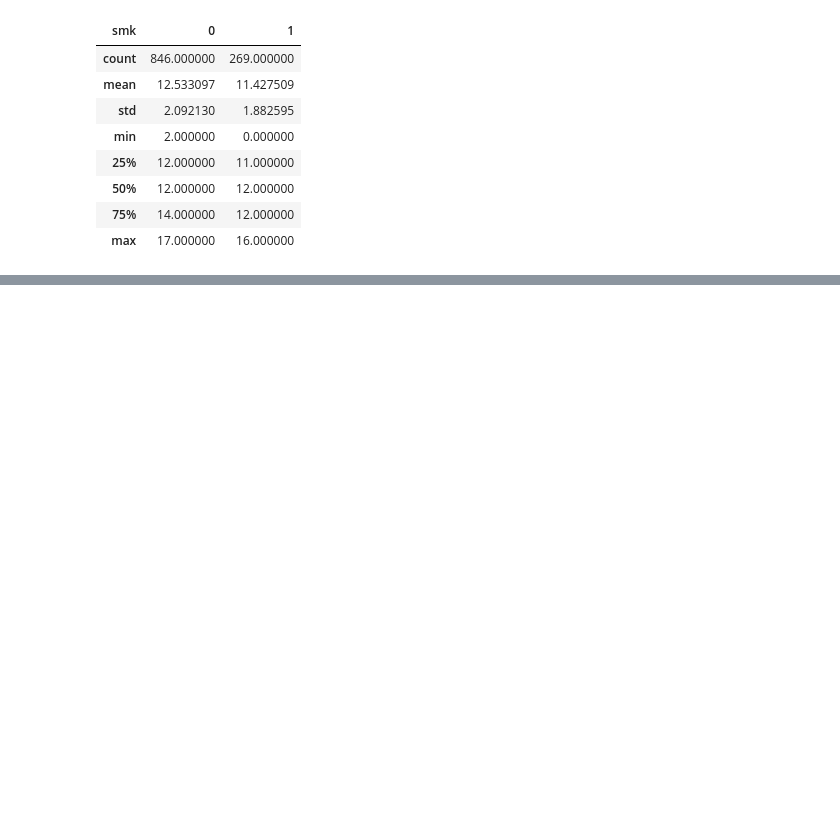
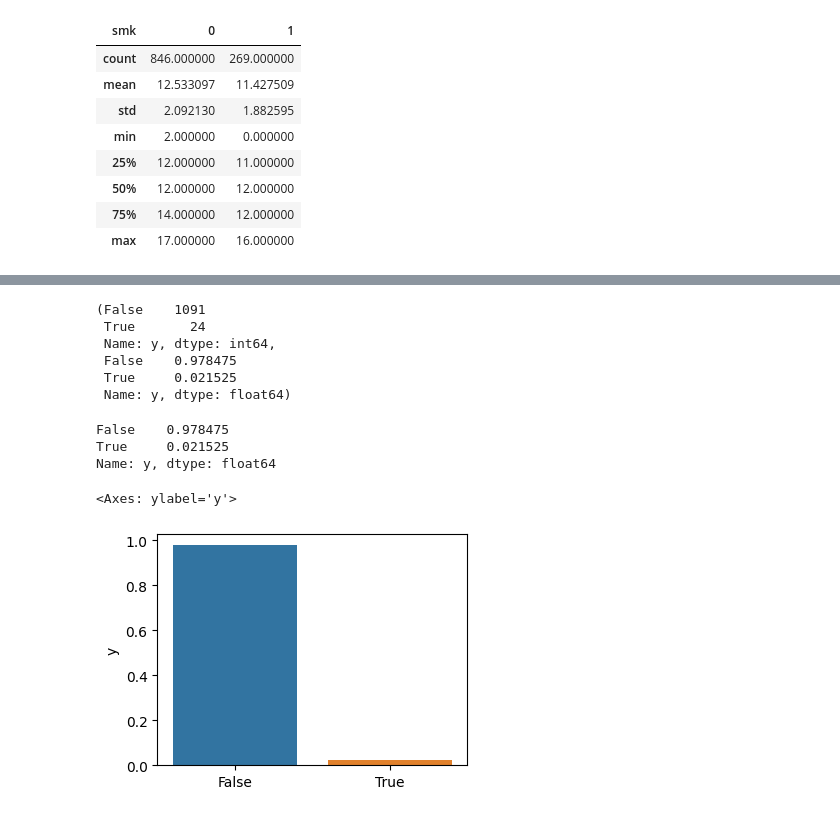
Before and after one commit to realcommang/BigDataProcess, a Jupyter notebook: 빅데이터알고리즘/중간대비/Regression.ipynb, the cells around one changed output, grey strips where cells are left out. Drawn from its saved outputs; the diff is of its cells as text; code cells hidden in the pictures; blank space fills up the shorter version.

```diff
--- a/빅데이터알고리즘/중간대비/Regression.ipynb
+++ b/빅데이터알고리즘/중간대비/Regression.ipynb
@@ -179,0 +193,23 @@ tmp.loc[('edu')] #`tmp.loc['edu']`는 'smk' 열의 각 그룹에 대한 'edu'
+# %%
+islow = DF['y'] <= 1500 #y열의 값이 1500 이하인 행동을 찾아냄
+islow.value_counts(), islow.value_counts(normalize = True) #True, False 의 빈도수 계산, #상대적인 빈도수 반환
+# %% [output]
+(False    1091
+ True       24
+ Name: y, dtype: int64,
+ False    0.978475
+ True     0.021525
+ Name: y, dtype: float64)
+# %%
+#y열의 값이 1500인 행들이 전체 데이터에서 차지하는 비율을 나타냄
+TBL = islow.value_counts(normalize=True)
+TBL
+# %% [output]
+False    0.978475
+True     0.021525
+Name: y, dtype: float64
+# %%
+sns.barplot(x=TBL.index, y=TBL)
+# %% [output]
+<Axes: ylabel='y'>
+[figure, added]
```
Also changed, not shown: parts of 13 cells of this notebook.
